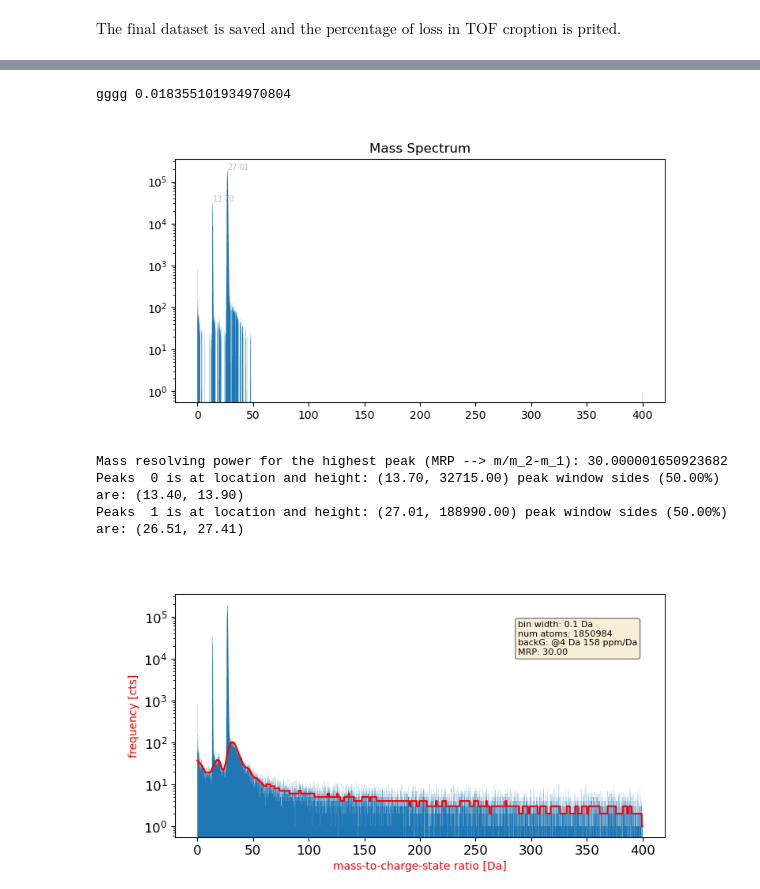
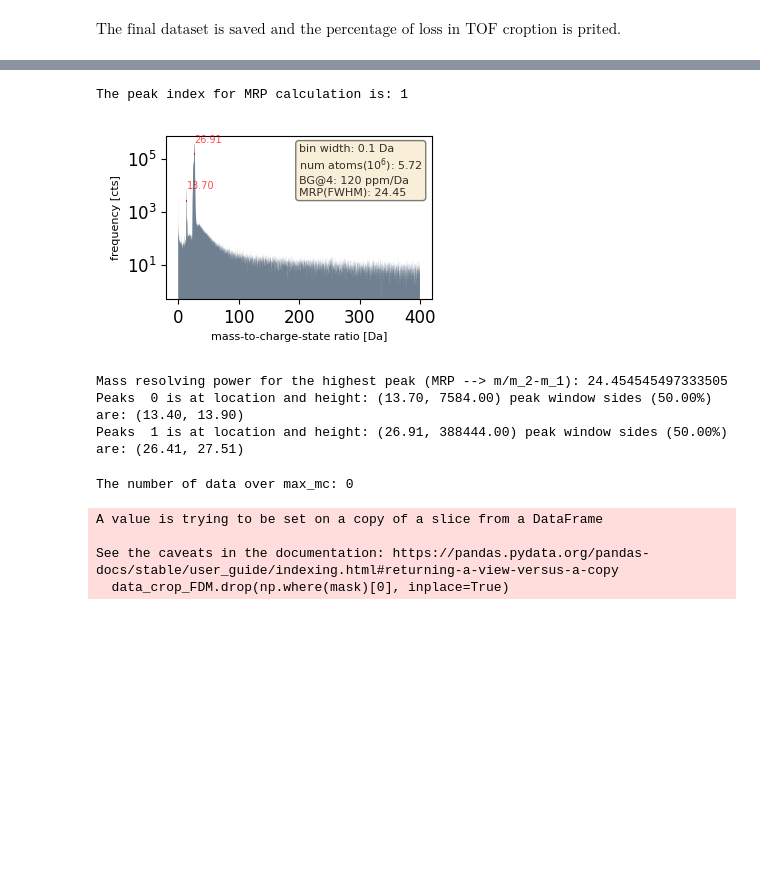
Before and after one commit to mmonajem/pyoxcart, a Jupyter notebook: pyccapt/calibration/tutorials/jupyter_files/01_data_load_crop.ipynb, the cells around one changed output, grey strips where cells are left out. Saved outputs shown, nothing was run; the diff lists cells and outputs as text; code cells hidden in the pictures; blank space fills up the shorter version.

```diff
--- a/pyccapt/calibration/tutorials/jupyter_files/01_data_load_crop.ipynb
+++ b/pyccapt/calibration/tutorials/jupyter_files/01_data_load_crop.ipynb
@@ -62,0 +58,6 @@ FloatText(value=400.0, description='Max mc:')
+# %%
+e = 1.6E-19  # coulombs per electron
+amu = 1.66E-27  # conversion kg to Dalton
+V = 1000 # minimum voltage
+max_tof = np.sqrt(((max_mc.value * amu * (flightPathLength_d.value*1E-3) ** 2)) / (2 * e * V)) * 1E9 #in ns
+print('The maximum possible TOF is:', max_tof, 'ns')
@@ -63,6 +66,7 @@ FloatText(value=400.0, description='Max mc:')
 # %% [markdown]
 $\text{Path to the dataset}$
 # %%
+
 
 dataset_main_path = os.path.dirname(dataset_path)
 dataset_name_with_extention = os.path.basename(dataset_path)
@@ -74,13 +78,13 @@ variables.result_path = dataset_main_path + '/' + dataset_name + '/load_crop/'
 if not os.path.isdir(variables.result_path):
     os.makedirs(variables.result_path, mode=0o777, exist_ok=True)
 
-
+print('The result will be saved on the path:', variables.result_path)
 # dataset name
 filename = dataset_path
 savename = variables.result_path + '//' + dataset_name + '_cropped' + '.h5'
 
 # Create data farame out of hdf5 file dataset
-dld_group_storage = data_loadcrop.fetch_dataset_from_dld_grp(filename, tdc=tdc.value, pulse_mode=pulse_mode.value, max_tof=max_tof.value, det_diam=det_diam.value)
+dld_group_storage = data_loadcrop.fetch_dataset_from_dld_grp(filename, tdc=tdc.value, pulse_mode=pulse_mode.value)
 
 print('Total number of Ions:', len(dld_group_storage))
 # %% [output]
@@ -111,6 +116,6 @@ dld_group_storage
 # %%
 # Remove the data with tof biger thatn 5000 and lower than 0
-mask_1 = (dld_group_storage['t (ns)'].to_numpy() > max_tof.value)
+mask_1 = (dld_group_storage['t (ns)'].to_numpy() > max_tof)
 # mask_2 = (dld_group_storage['t (ns)'].to_numpy() < 0 )
 # mask = np.logical_or(mask_1, mask_2)
 print('The number of data over max_tof:', len(mask_1[mask_1==True]))
@@ -240,7 +245,7 @@ data_crop_FDM.insert(2,'z (nm)', np.zeros(len(mc_seb_ini)))
 data_crop_FDM.insert(3,'mc_c (Da)', np.zeros(len(mc_seb_ini)))
 data_crop_FDM.insert(4, 'mc (Da)', mc_seb_ini)
 
-data_crop_FDM.insert(9,'t_c (nm)', np.zeros(len(mc_seb_ini)))
+data_crop_FDM.insert(9,'t_c (ns)', np.zeros(len(mc_seb_ini)))
 # %%
 # Remove the data with mc biger thatn 400
 mask = (data_crop_FDM['mc (Da)'].to_numpy() > max_mc.value)
@@ -255,20 +260,40 @@ See the caveats in the documentation: https://pandas.pydata.org/pandas-docs/stab
   data_crop_FDM.drop(np.where(mask)[0], inplace=True)
 # %%
 percent_mrp = 50
-background = {'calculation': True, 'plot_no_back': True, 'plot': True, 'mode': 'fabc', 'patch': False, 'lam': 1e4, 'num_std': 7.0}
+# background = {'calculation': True, 'plot_no_back': True, 'plot': True, 'mode': 'fabc', 'patch': False, 'lam': 1e4, 'num_std': 10.0}
+background = {'calculation': False}
+# non_peaks = np.array([[2,10], [18,10], [26, 10], [200, 10], [300, 10], [400, 10]])
+# background = {'calculation': True, 'plot_no_back': False, 'plot': True, 'mode': 'selective_mask_mc', 'patch': False, 'lam': 1e4, 'num_std': 7.0, 'non_mask': non_peaks}
+
+
 peaks_ini, peaks_y_ini, peak_widths_p_ini = tools.hist_plot(data_crop_FDM['mc (Da)'], 0.1, prominence=200, distance=100, h_line=True, text_loc='right', percent=percent_mrp, plot=True, label='mc', fig_name='mc', background=background)
 index_max_ini = np.argmax(peaks_y_ini)
 mrp = (peaks_ini[index_max_ini] / (peak_widths_p_ini[index_max_ini][2] - peak_widths_p_ini[index_max_ini][1]))
 print('Mass resolving power for the highest peak (MRP --> m/m_2-m_1):', mrp)
 for i in range(len(peaks_ini)):
     print('Peaks ', i, 'is at location and height: ({:.2f}, {:.2f})'.format(peaks_ini[i], peaks_y_ini[i]), 'peak window sides ({:.2f}%) are: ({:.2f}, {:.2f})'.format(percent_mrp, peak_widths_p_ini[i][1], peak_widths_p_ini[i][2]))
 # %% [output]
-gggg 0.018355101934970804
+The peak index for MRP calculation is: 1
-[figure, old version]
+[figure, new version]
-Mass resolving power for the highest peak (MRP --> m/m_2-m_1): 30.000001650923682
-Peaks  0 is at location and height: (13.70, 32715.00) peak window sides (50.00%) are: (13.40, 13.90)
-Peaks  1 is at location and height: (27.01, 188990.00) peak window sides (50.00%) are: (26.51, 27.41)
+Mass resolving power for the highest peak (MRP --> m/m_2-m_1): 24.454545497333505
+Peaks  0 is at location and height: (13.70, 7584.00) peak window sides (50.00%) are: (13.40, 13.90)
+Peaks  1 is at location and height: (26.91, 388444.00) peak window sides (50.00%) are: (26.41, 27.51)
-[figure, removed]
+# %%
+# Remove the data with x,y,t = 0
+mask1 = (data_crop_FDM['x (nm)'].to_numpy() == 0)
+mask2 = (data_crop_FDM['y (nm)'].to_numpy() == 0)
+mask3 = (data_crop_FDM['t (ns)'].to_numpy() == 0)
+mask = np.logical_and(mask1, mask2)
+mask = np.logical_and(mask, mask3)
+print('The number of data over max_mc:', len(mask[mask==True]))
+data_crop_FDM.drop(np.where(mask)[0], inplace=True)
+data_crop_FDM.reset_index(inplace=True, drop=True)
+# %% [output]
+The number of data over max_mc: 0
+A value is trying to be set on a copy of a slice from a DataFrame
+
+See the caveats in the documentation: https://pandas.pydata.org/pandas-docs/stable/user_guide/indexing.html#returning-a-view-versus-a-copy
+  data_crop_FDM.drop(np.where(mask)[0], inplace=True)
 # %%
 data_crop_FDM
 # %% [output]
```
Also changed, not shown: parts of 16 cells of this notebook, 27 other files.
